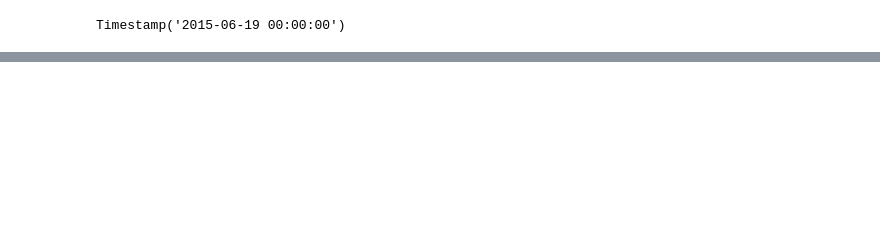
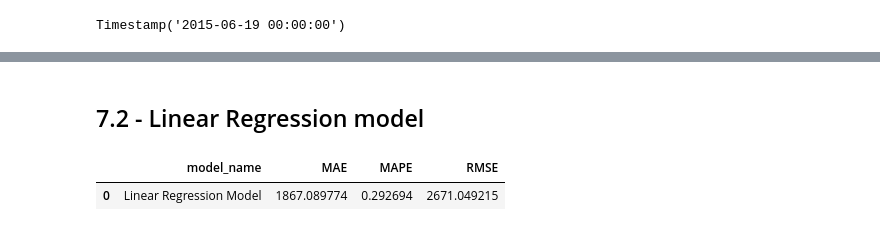
Before and after one commit to jhonatanmarques92/rossmann_sales_prediction, a Jupyter notebook: modulo_7_store_sales_prediction.ipynb, the cells around one changed output, grey strips where cells are left out. Drawn from its saved outputs; the diff is of its cells as text; code cells hidden in the pictures; blank space fills up the shorter version.

```diff
--- a/modulo_7_store_sales_prediction.ipynb
+++ b/modulo_7_store_sales_prediction.ipynb
@@ -878,0 +950,15 @@ final_cols_selected.extend(aux)
+# %% [markdown]
+## 7.2 - Linear Regression model
+# %%
+# modelo
+lr = LinearRegression().fit(x_train, y_train)
+
+# predição
+y_pred_lr = lr.predict(x_test)
+
+# perfomance
+resultado_lr = ml_error('Linear Regression Model', np.expm1(y_test), np.expm1(y_pred_lr))
+resultado_lr
+# %% [output]
+|  | model_name | MAE | MAPE | RMSE |
+| 0 | Linear Regression Model | 1867.089774 | 0.292694 | 2671.049215 |
```
Also changed, not shown: parts of 22 cells of this notebook.
